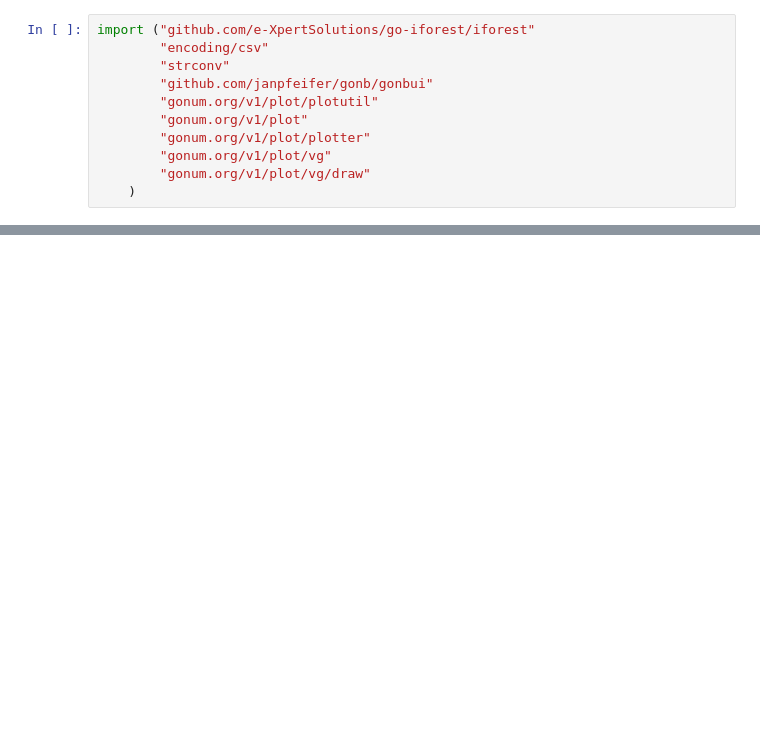
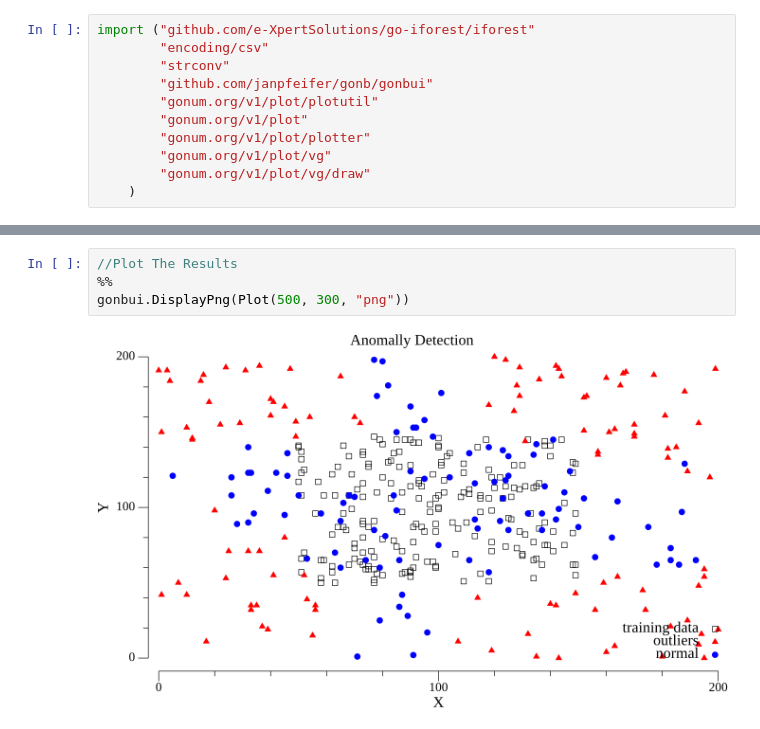
Before and after one commit to giannOiko/TrustBasedIDSML, a Jupyter notebook: Iso.ipynb, the cells around one changed output, grey strips where cells are left out. Saved outputs shown, nothing was run; the diff lists cells and outputs as text; blank space fills up the shorter version.

```diff
--- a/Iso.ipynb
+++ b/Iso.ipynb
@@ -208,0 +206,6 @@ gonbui.DisplayPng(GonumPlotExample(500, 300, "png"))
+# %%
+//Plot The Results
+%%
+gonbui.DisplayPng(Plot(500, 300, "png"))
+# %% [output]
+[figure, added]
```
Also changed, not shown: parts of 5 cells of this notebook.
